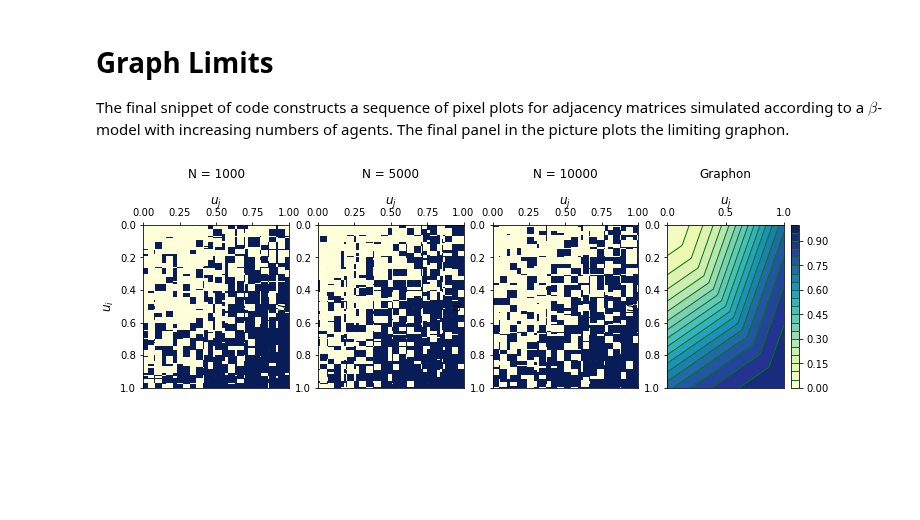
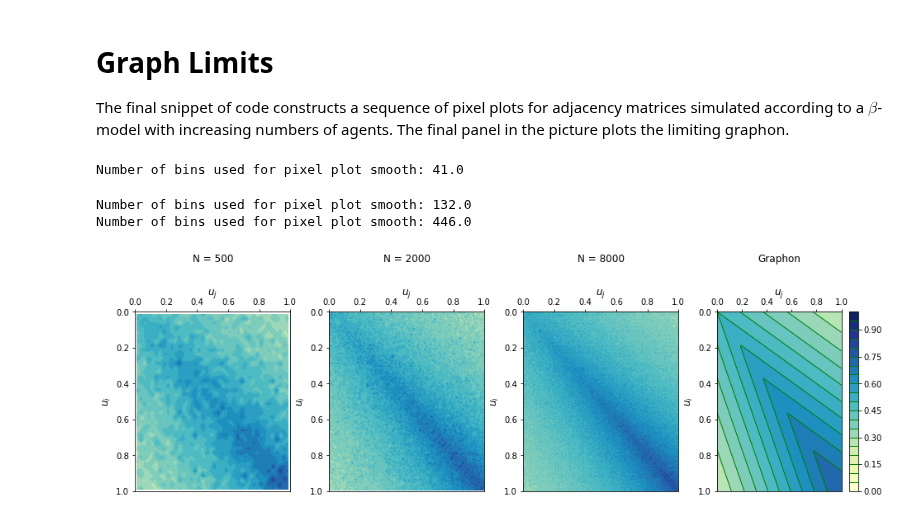
Before and after one commit to bryangraham/short_courses, a Jupyter notebook: SMU_CUHK/Notebooks/SMU_Notebook_3.ipynb, the cells around one changed output. Saved outputs shown, nothing was run; the diff lists cells and outputs as text; code cells hidden in the pictures; blank space fills up the shorter version.

```diff
--- a/SMU_CUHK/Notebooks/SMU_Notebook_3.ipynb
+++ b/SMU_CUHK/Notebooks/SMU_Notebook_3.ipynb
@@ -455,16 +456,16 @@ The final snippet of code constructs a sequence of pixel plots for adjacency mat
 randst = np.random.RandomState(19)
 
 # Network sizes
-N_list = [1000, 5000, 10000]
+N_list = [500, 2000, 8000]
 
 # Calibrate model to ensure link probabilities lie between zero and one
-alpha0 = np.log(0.05/0.95)
-alpha1 = 0.5*(np.log(0.95/0.05) - alpha0)
-alpha2 = 1
+alpha0 = 0;
+alpha1 = 0.5*np.log(0.75/0.25)
+alpha2 = np.log(0.25/0.75) - alpha1
 
-graph_limit_fig = plt.figure(figsize=(12,3))
+graph_limit_fig = plt.figure(figsize=(16,4))
 
-# Simulated Beta model for all network sizes in N_list
+# Simulate (modified) Beta model for all network sizes in N_list
 for idx, N in enumerate(N_list):
 
     # Generate random graph for current value of N
@@ -477,23 +478,16 @@ for idx, N in enumerate(N_list):
     U = randst.uniform(0, 1, (N,1))
 
     # Beta-model graphon
-    p  = 1/(1+np.exp(-alpha0 - alpha1*(U + U.T)))
+    p  = 1/(1+np.exp(-alpha0 - alpha1*(U + U.T)) - alpha2*np.abs(U - U.T)) # Homophily graphon
 
     # Take random draw of an adjacency matrix for given graphon
     D            = np.zeros((N,N), dtype='float64')   # N x N adjacency matrix
     D[ij_LowTri] = np.ravel(randst.uniform(0, 1, (n,)) <= p[ij_LowTri])
     D            = D + D.T
 
-    # Create n = N choose 2 vectors with the dyad types as values
-    u = np.zeros((N,N))
-    v = np.zeros((N,N))
-
-    for (i,j) in it.combinations(xrange(0,N), 2):
-        u[i,j] = U[i]
-        v[i,j] = U[j]
-
-    u = u + u.T
-    v = v + v.T
+    # Create N x N matrices with the dyad types as values
+    u = np.tile(U, (1,N))
+    v = u.T
 
     #--------------------------------------------#
     #- Create figure object with three subplots -#
@@ -502,9 +496,28 @@ for idx, N in enumerate(N_list):
     # Plot pixel picture of current adjacency matrix
     ax = graph_limit_fig.add_subplot(1,4,idx+1)
 
-    # Scatter of adjacency matrix; edgecolors of pixels same as faces
-    plt.scatter(v[ij_LowTri],u[ij_LowTri],c=D[ij_LowTri], marker='s', cmap="YlGnBu", \
-                edgecolors='face')
+    # Parameters for pixel/density plots
+    nbins = np.ceil(0.5*(np.log(N)/N)**(-1/2))  # Number of bins
+
+    print "Number of bins used for pixel plot smooth: " + str(nbins)
+
+    ubins = np.linspace(0, 1, num = nbins)     # Spacing of bins
+    ucenters = (ubins[0:-1]+ubins[1:])/2.0     # Mid-points of bins
+
+    # Find dyads which link
+    ij = np.nonzero(D)
+
+    # Count number of dyads linking in each grid square
+    u_by_v = pd.crosstab(np.digitize(u[ij], ubins), np.digitize(v[ij], ubins), margins=False)
+
+    # Count total number of dyads in each grid square
+    n_uv = pd.crosstab(np.digitize(u.reshape(-1), ubins), np.digitize(v.reshape(-1), ubins), margins=False)
+
+    # Create contour "heat map" with 20 levels
+    u = np.tile(ucenters,(nbins-1,1))
+    v = u.T
+    ax.contourf(u, v, (u_by_v / n_uv).as_matrix(), levels=np.linspace(0, 1, 21), \
+                origin='upper', extent=(0,1,0,1), cmap="YlGnBu")
 
     # Set axis limits
     plt.ylim([0,1])
@@ -528,37 +541,43 @@ for idx, N in enumerate(N_list):
 # Create mesh grid of x, y, z values
 U_grid  = np.linspace(0, 1, 100)
 u, v    = np.meshgrid(U_grid, U_grid)
-h       = 1/(1+np.exp(-alpha0 - alpha1*(u + v) - alpha2*np.abs(u - v))) #Homophily graphon
+h       = 1/(1+np.exp(-alpha0 - alpha1*(u + v) - alpha2*np.abs(u - v))) # Homophily graphon
 
 # Create figure object
 ax = graph_limit_fig.add_subplot(144)
 
 # Create contour "heat map" with 20 levels
 cs1 = ax.contourf(u, v, h, levels=np.linspace(0, 1, 21), \
            origin='upper', extent=(0,1,0,1), cmap="YlGnBu")
 
 # Add contour lines to plot
 cs2 = plt.contour(cs1, \
                   colors='green', linewidths = 1)
 # Add color bar
 cbar = graph_limit_fig.colorbar(cs1, format="%.2f").add_lines(cs2)
 
 # Label and configure axes to put graphon plot in "matrix form"
 # (i.e., place origin in upper-left-hand corner)
 ax.xaxis.tick_top() # Put x-axis on top of figure
 ax.set_xlabel(r'$u_{j}$', fontsize=12)
 ax.xaxis.set_label_position('top')
 
 ax.invert_yaxis()  # Invert y-axis
 ax.set_ylabel(r'$u_{i}$', fontsize=12)
 
 # Add title
 plt.title("Graphon", y=1.25, fontsize=12)
 
+# Add spacing between figures
+graph_limit_fig.subplots_adjust(wspace=.25)
+
 # Save the figure
 plt.savefig(graphics+'graph_limit_fig.png', bbox_inches='tight', dpi=500)
 # %% [output]
+Number of bins used for pixel plot smooth: 41.0
+Number of bins used for pixel plot smooth: 132.0
+Number of bins used for pixel plot smooth: 446.0
-[figure, old version]
+[figure, new version]
 # %%
 # This imports an attractive notebook style from Github
 from IPython.core.display import HTML
```
Also changed, not shown: parts of 2 cells of this notebook, 4 other files.
